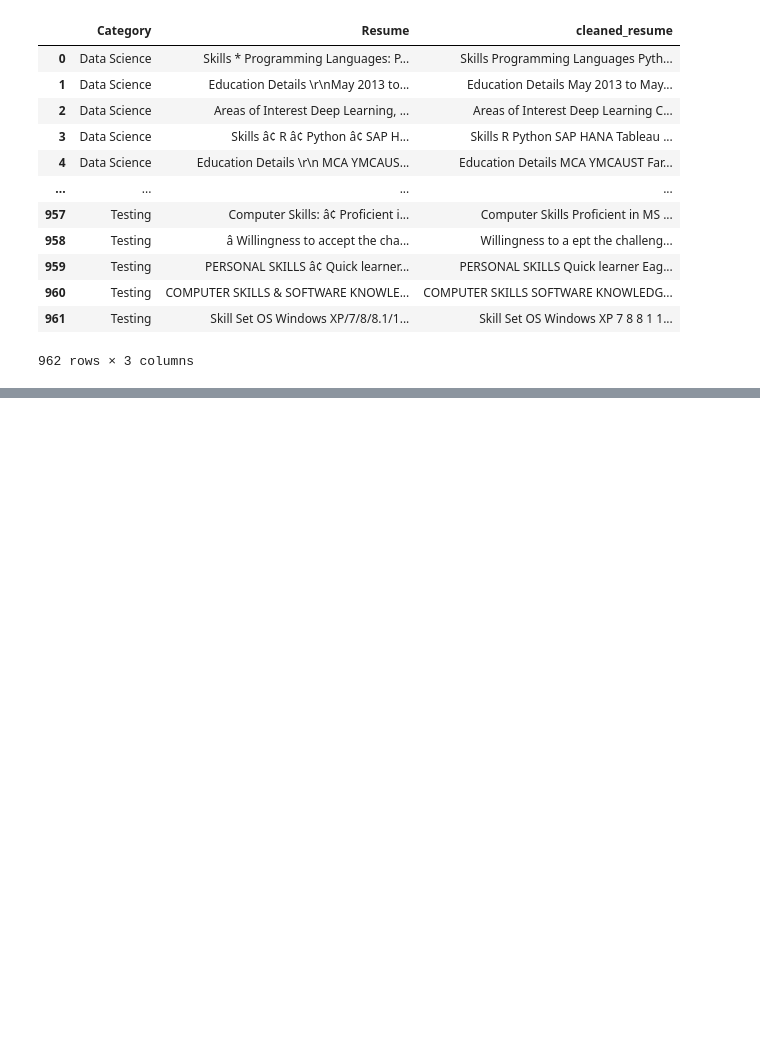
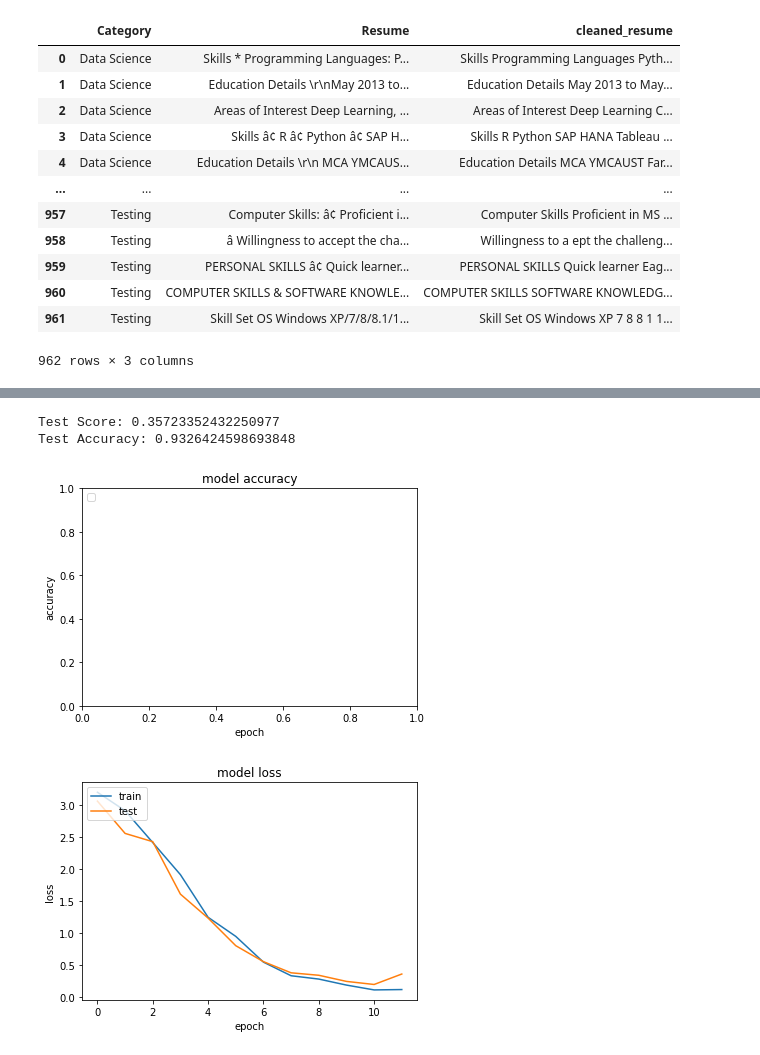
Before and after one commit to AmrutaKoshe/Resume-Screening, a Jupyter notebook: Resume_Screening.ipynb, the cells around one changed output, grey strips where cells are left out. Cells and saved outputs as stored; diff of their text form; code cells hidden in the pictures; blank space fills up the shorter version.

```diff
--- a/Resume_Screening.ipynb
+++ b/Resume_Screening.ipynb
@@ -104,0 +249,13 @@ resume
+# %%
+
+# Pad sequences for feature data
+max_length = 300
+trunc_type = 'post'
+pad_type = 'post'
+
+train_feature_padded = pad_sequences(train_feature_sequences, maxlen=max_length, padding=pad_type, truncating=trunc_type)
+test_feature_padded = pad_sequences(test_feature_sequences, maxlen=max_length, padding=pad_type, truncating=trunc_type)
+
+# Print example padded sequences from train and test datasets
+print(train_feature_padded[0])
+print(test_feature_padded[0])
@@ -104,0 +318,16 @@ resume
+# %%
+# Compile the model and convert train/test data into NumPy arrays
+model.compile(loss='sparse_categorical_crossentropy', optimizer='adam', metrics=['accuracy'])
+
+# Features
+train_feature_padded = np.array(train_feature_padded)
+test_feature_padded = np.array(test_feature_padded)
+
+# Labels
+train_label_sequences = np.array(train_label_sequences)
+test_label_sequences = np.array(test_label_sequences)
+# %%
+# Train the neural network
+num_epochs = 12
+
+history = model.fit(train_feature_padded, train_label_sequences, epochs=num_epochs, validation_data=(test_feature_padded, test_label_sequences), verbose=2)
@@ -104,0 +363,24 @@ resume
+# %%
+print("Test Score:", score[0])
+print("Test Accuracy:", score[1])
+# %% [output]
+Test Score: 0.35723352432250977
+Test Accuracy: 0.9326424598693848
+# %%
+plt.title('model accuracy')
+plt.ylabel('accuracy')
+plt.xlabel('epoch')
+plt.legend(['train','test'], loc='upper left')
+plt.show()
+
+plt.plot(history.history['loss'])
+plt.plot(history.history['val_loss'])
+
+plt.title('model loss')
+plt.ylabel('loss')
+plt.xlabel('epoch')
+plt.legend(['train','test'], loc='upper left')
+plt.show()
+# %% [output]
+[figure, added]
+[figure, added]
```
Also changed, not shown: parts of 23 cells of this notebook.
